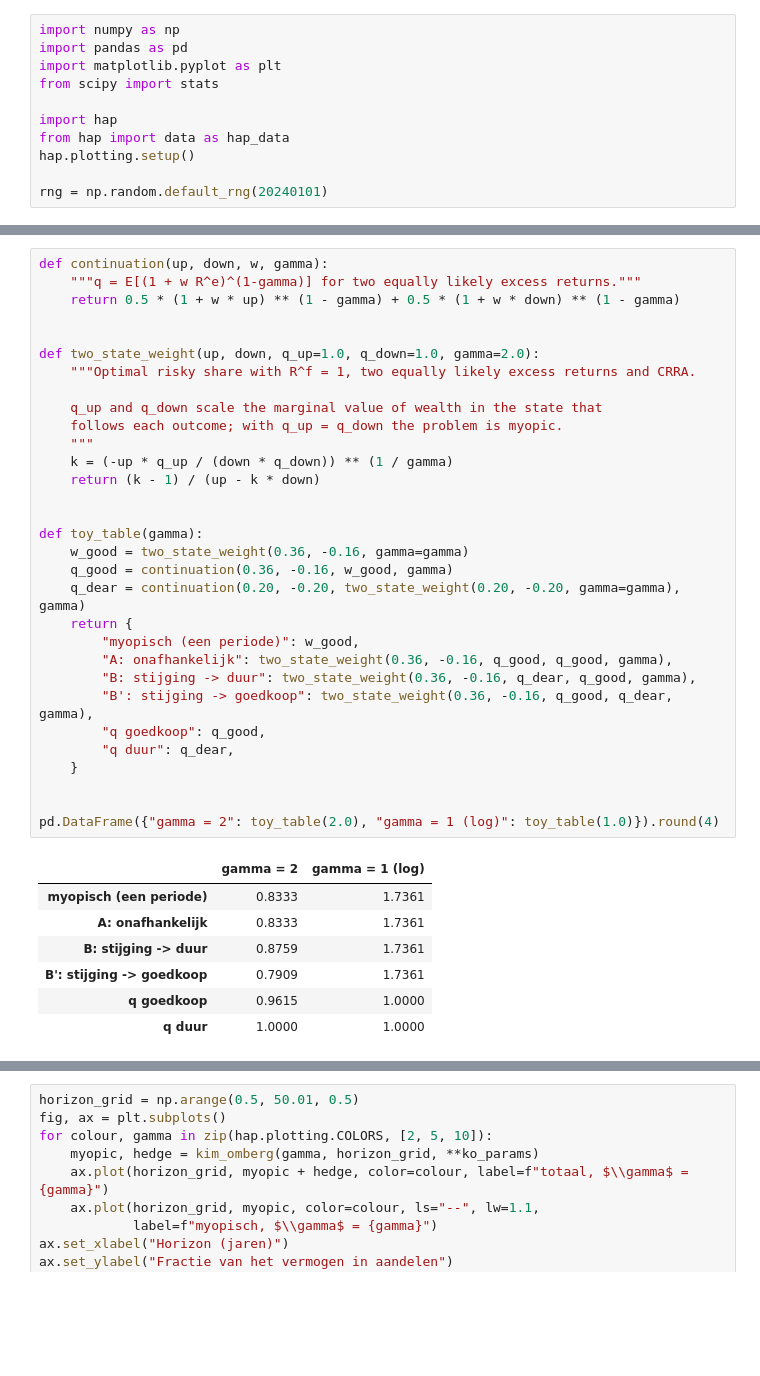
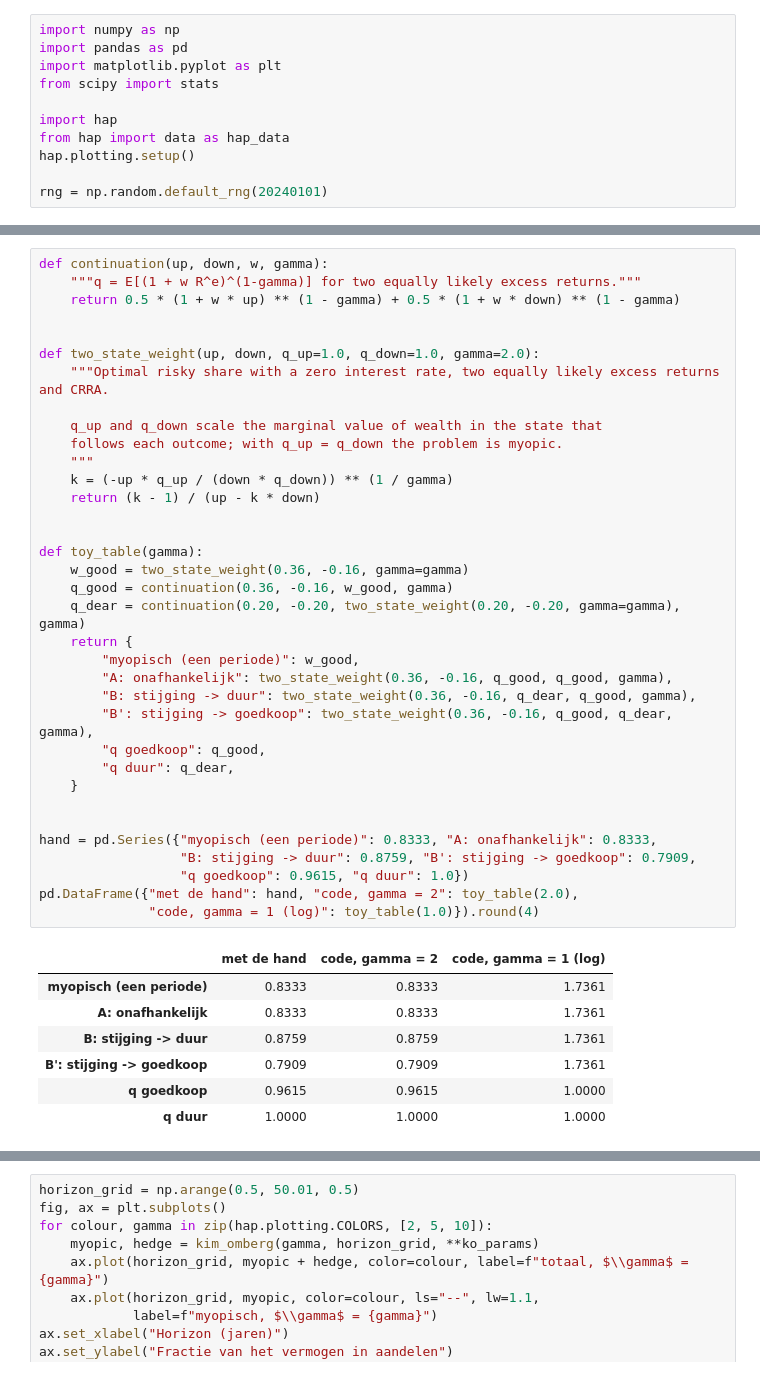
Before and after one commit to MaartenN14/history-asset-pricing, a Jupyter notebook: lectures/03_10_merton_icapm.ipynb, the cells around one changed output, grey strips where cells are left out. Drawn from its saved outputs; the diff is of its cells as text; blank space fills up the shorter version.

```diff
--- a/lectures/03_10_merton_icapm.ipynb
+++ b/lectures/03_10_merton_icapm.ipynb
@@ -212,39 +159,43 @@ verzekering maar een versterker van slecht nieuws, en de belegger houdt minder.
 # %%
 def continuation(up, down, w, gamma):
     """q = E[(1 + w R^e)^(1-gamma)] for two equally likely excess returns."""
     return 0.5 * (1 + w * up) ** (1 - gamma) + 0.5 * (1 + w * down) ** (1 - gamma)
 
 
 def two_state_weight(up, down, q_up=1.0, q_down=1.0, gamma=2.0):
-    """Optimal risky share with R^f = 1, two equally likely excess returns and CRRA.
+    """Optimal risky share with a zero interest rate, two equally likely excess returns and CRRA.
 
     q_up and q_down scale the marginal value of wealth in the state that
     follows each outcome; with q_up = q_down the problem is myopic.
     """
     k = (-up * q_up / (down * q_down)) ** (1 / gamma)
     return (k - 1) / (up - k * down)
 
 
 def toy_table(gamma):
     w_good = two_state_weight(0.36, -0.16, gamma=gamma)
     q_good = continuation(0.36, -0.16, w_good, gamma)
     q_dear = continuation(0.20, -0.20, two_state_weight(0.20, -0.20, gamma=gamma), gamma)
     return {
         "myopisch (een periode)": w_good,
         "A: onafhankelijk": two_state_weight(0.36, -0.16, q_good, q_good, gamma),
         "B: stijging -> duur": two_state_weight(0.36, -0.16, q_dear, q_good, gamma),
         "B': stijging -> goedkoop": two_state_weight(0.36, -0.16, q_good, q_dear, gamma),
         "q goedkoop": q_good,
         "q duur": q_dear,
     }
 
 
-pd.DataFrame({"gamma = 2": toy_table(2.0), "gamma = 1 (log)": toy_table(1.0)}).round(4)
+hand = pd.Series({"myopisch (een periode)": 0.8333, "A: onafhankelijk": 0.8333,
+                  "B: stijging -> duur": 0.8759, "B': stijging -> goedkoop": 0.7909,
+                  "q goedkoop": 0.9615, "q duur": 1.0})
+pd.DataFrame({"met de hand": hand, "code, gamma = 2": toy_table(2.0),
+              "code, gamma = 1 (log)": toy_table(1.0)}).round(4)
 # %% [output]
-|  | gamma = 2 | gamma = 1 (log) |
-| myopisch (een periode) | 0.8333 | 1.7361 |
-| A: onafhankelijk | 0.8333 | 1.7361 |
-| B: stijging -> duur | 0.8759 | 1.7361 |
-| B': stijging -> goedkoop | 0.7909 | 1.7361 |
-| q goedkoop | 0.9615 | 1.0000 |
-| q duur | 1.0000 | 1.0000 |
+|  | met de hand | code, gamma = 2 | code, gamma = 1 (log) |
+| myopisch (een periode) | 0.8333 | 0.8333 | 1.7361 |
+| A: onafhankelijk | 0.8333 | 0.8333 | 1.7361 |
+| B: stijging -> duur | 0.8759 | 0.8759 | 1.7361 |
+| B': stijging -> goedkoop | 0.7909 | 0.7909 | 1.7361 |
+| q goedkoop | 0.9615 | 0.9615 | 1.0000 |
+| q duur | 1.0000 | 1.0000 | 1.0000 |
```
Also changed, not shown: parts of 52 cells of this notebook, 14 other files.
